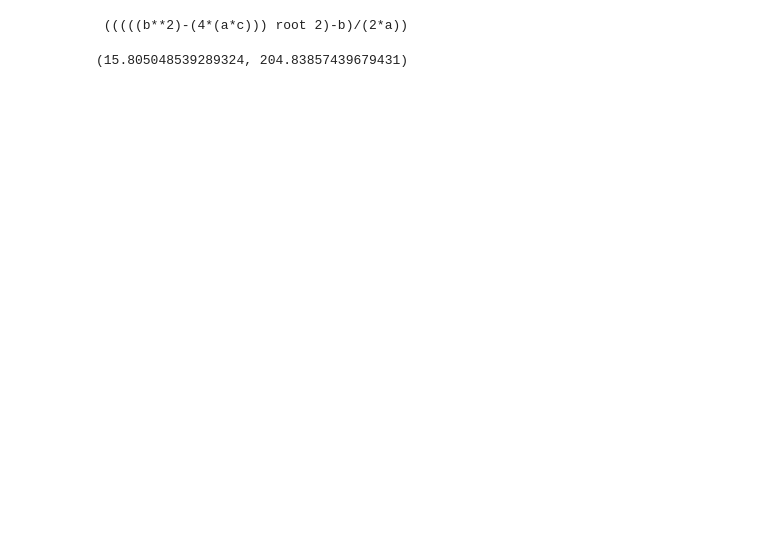
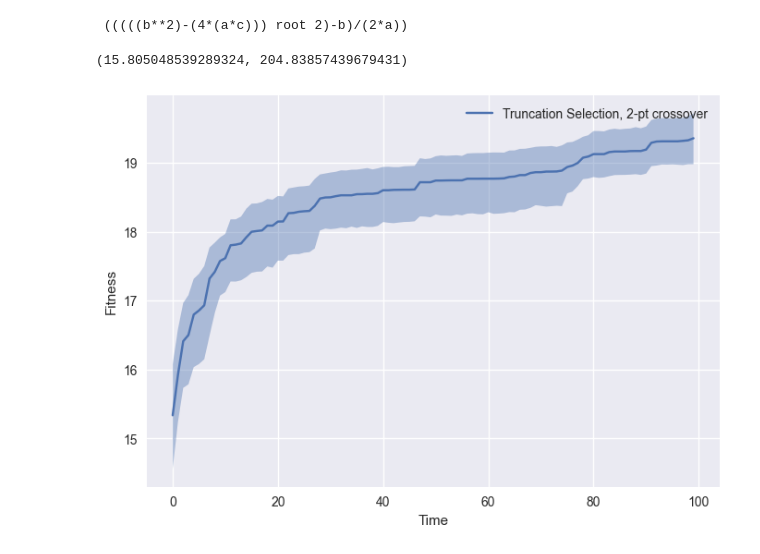
Before and after one commit to andrewsubie/evol-comp-final, a Jupyter notebook: runs_graphing.ipynb, the cells around one changed output. Drawn from its saved outputs; the diff is of its cells as text; code cells hidden in the pictures; blank space fills up the shorter version.

```diff
--- a/runs_graphing.ipynb
+++ b/runs_graphing.ipynb
@@ -451,3 +466,8 @@ quad.eval_fitness()
 # %% [output]
  (((((b**2)-(4*(a*c))) root 2)-b)/(2*a))
 (15.805048539289324, 204.83857439679431)
+# %%
+plot_mean_and_bootstrapped_ci_over_time(input_data=experiment_results['basic_1'],x_label="Time",y_label='Fitness',
+                                        name="Truncation Selection, 2-pt crossover")
+# %% [output]
+[figure, added]
```
Also changed, not shown: parts of 4 cells of this notebook, 13 other files.
